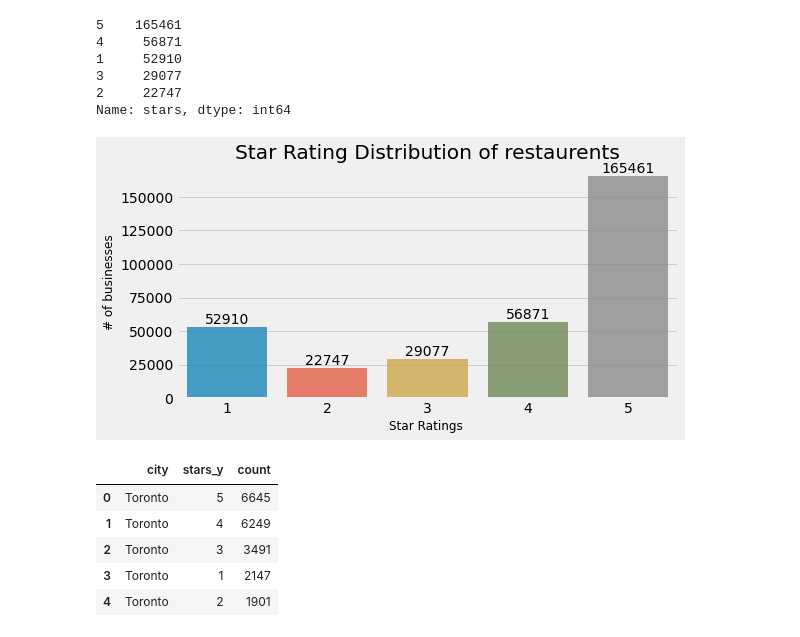
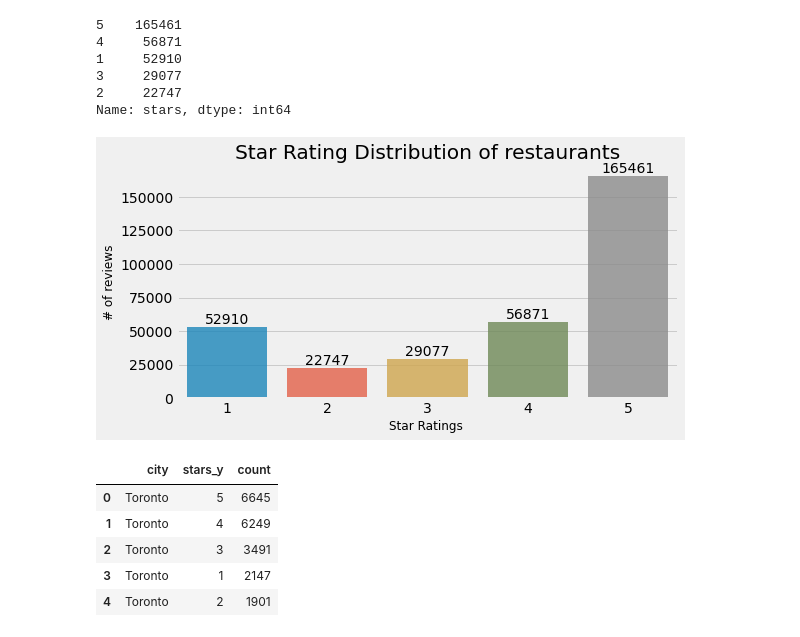
Before and after one commit to ArthurloRU/CIND820_finalproject, a Jupyter notebook: CIND820_jupyter.ipynb, the cells around one changed output. Saved outputs shown, nothing was run; the diff lists cells and outputs as text; code cells hidden in the pictures.

```diff
--- a/CIND820_jupyter.ipynb
+++ b/CIND820_jupyter.ipynb
@@ -110,4 +112,0 @@ df_review_csv_sept = pd.read_csv('df_review_csv_sept.csv')
-# %%
-# Create new column "Sentiment" that stored 0's or 1's. 0 being Negative, 1 being Positive
-df_review_csv_sept["Sentiment"] = np.where(df_review_csv_sept["stars"] >= 3, 1, 0)
-df_review_csv_sept.head(3)
@@ -211,25 +200,25 @@ Name: stars, dtype: int64
 # %%
 # plot for the count of stars rating for the review dataset
 #Get the distribution of the ratings
 x=df_review_csv_sept['stars'].value_counts()
 x=x.sort_index()
 #plot
 plt.figure(figsize=(8,4))
 ax= sns.barplot(x.index, x.values, alpha=0.8)
-plt.title("Star Rating Distribution of restaurents")
-plt.ylabel('# of businesses', fontsize=12)
+plt.title("Star Rating Distribution of restaurants")
+plt.ylabel('# of reviews', fontsize=12)
 plt.xlabel('Star Ratings ', fontsize=12)
 
 #adding the text labels
 rects = ax.patches
 labels = x.values
 for rect, label in zip(rects, labels):
     height = rect.get_height()
     ax.text(rect.get_x() + rect.get_width()/2, height + 5, label, ha='center', va='bottom')
 
 plt.show()
 # %% [output]
-[figure, old version]
+[figure, new version]
 # %%
 # Star distribution in Toronto
 most_review = (join_BID_tor_v2.groupby(['city', 'stars_y']).size()
```
Also changed, not shown: parts of 24 cells of this notebook.
